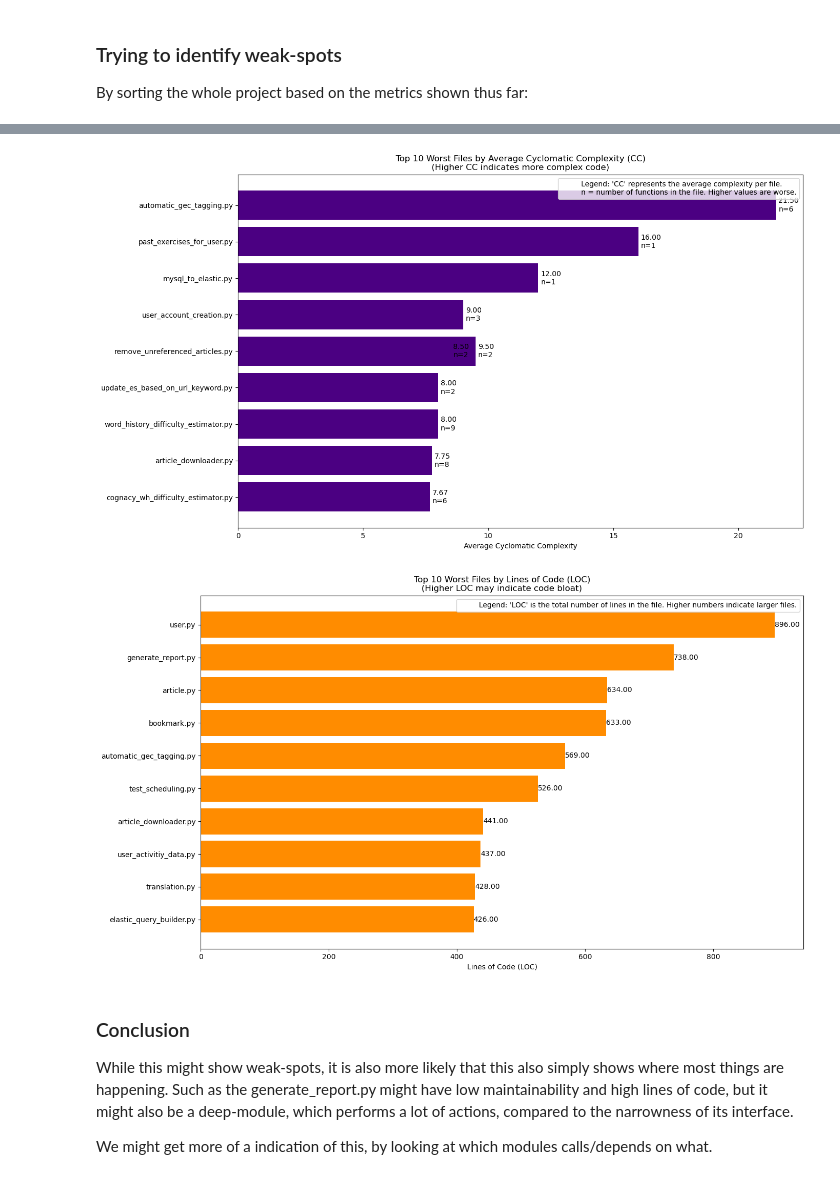
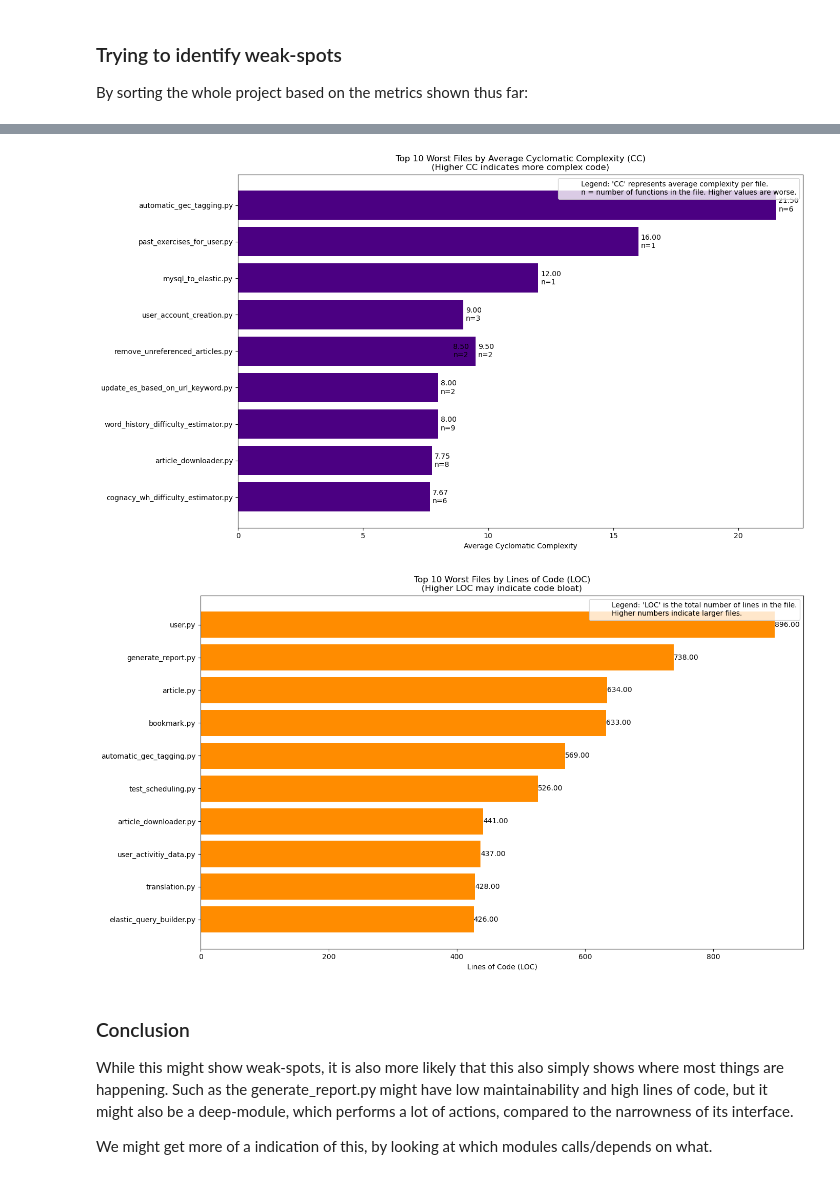
Before and after one commit to Grumlebob/ArchitecturalRecovery, a Jupyter notebook: Tools/Jacob.ipynb, the cells around one changed output, grey strips where cells are left out. Drawn from its saved outputs; the diff is of its cells as text; code cells hidden in the pictures.

```diff
--- a/Tools/Jacob.ipynb
+++ b/Tools/Jacob.ipynb
@@ -450,11 +445,41 @@ We also notice that most files are placed directly in the root of tools, whereas
 
 By sorting the whole project based on the metrics shown thus far:
 # %%
+import os
+import sys
+import json
+import subprocess
+from collections import defaultdict
+import matplotlib.pyplot as plt
+import matplotlib.patches as mpatches
+
+# -------------------------
+# Directory Setup
+# -------------------------
+# Expected current working directory: ...\Tools
+TOOLS_DIR = os.getcwd()  # e.g., C:\Programming\Architecture\ArchitecturalRecovery\Tools
+BASE_DIR = os.path.abspath(os.path.join(TOOLS_DIR, '..'))  # Project root: C:\Programming\Architecture\ArchitecturalRecovery
+
+# Data directory (note: folder names are case-sensitive on some platforms)
+DATA_DIR = os.path.join(BASE_DIR, 'Data')
+
+# API_DIR for the whole API project (the root where the solution lives)
+API_DIR = os.path.join(DATA_DIR, 'api')
+
+# Set the output directory to match:
+# ProjectRoot\Output\radon
+OUTPUT_DIR = os.path.join(BASE_DIR, 'Output')
+RADON_OUTPUT_DIR = os.path.join(OUTPUT_DIR, 'radon')
+os.makedirs(RADON_OUTPUT_DIR, exist_ok=True)
+
+# -------------------------
+# File-Level Analysis Functions
+# -------------------------
 def get_worst_mi_files(base_dir, top=10):
     """
     Run 'radon mi' on base_dir and return a list of tuples (filepath, mi)
-    sorted in ascending order (lowest MI is worst). For plotting, we then reverse
-    the list so that the worst file appears at the top.
+    sorted in ascending order (lowest MI is worst). Reverse so that the worst
+    appears at the top of the horizontal bar chart.
     """
     cmd = [sys.executable, "-m", "radon", "mi", base_dir, "-j"]
     result = subprocess.run(cmd, capture_output=True, text=True)
@@ -466,17 +491,15 @@ def get_worst_mi_files(base_dir, top=10):
         except Exception:
             mi_val = 0
         file_mi[filepath] = mi_val
-    # Lower MI is worse.
     worst = sorted(file_mi.items(), key=lambda x: x[1])[:top]
-    # Reverse for plotting so that the worst (lowest MI) appears at the top.
     return worst[::-1]
 
 def get_worst_cc_files(base_dir, top=10):
     """
-    Run 'radon cc' on base_dir and compute average cyclomatic complexity per file.
-    Also record the number of functions per file. Return a list of tuples:
-    (filepath, avg_cc, count) sorted in descending order (highest avg_cc is worst),
-    then reversed for plotting.
+    Run 'radon cc' on base_dir and compute average cyclomatic complexity per file,
+    also recording the number of functions in each file.
+    Return a list of tuples (filepath, avg_cc, count) sorted in descending order (highest CC is worst),
+    then reversed for plotting (so the worst file appears at the top).
     """
     cmd = [sys.executable, "-m", "radon", "cc", base_dir, "-j", "-s", "-a"]
     result = subprocess.run(cmd, capture_output=True, text=True)
@@ -493,7 +516,6 @@ def get_worst_cc_files(base_dir, top=10):
         file_cc[filepath] = avg_cc
         file_cc_count[filepath] = count
     worst = sorted(file_cc.items(), key=lambda x: x[1], reverse=True)[:top]
-    # Build list of triples: (filepath, avg_cc, count)
     worst_with_counts = [(fp, file_cc[fp], file_cc_count[fp]) for fp, _ in worst]
     return worst_with_counts[::-1]
 
@@ -521,29 +543,24 @@ def plot_metric(metric_data, metric_label, title, legend_text, save_filename, ba
     Plot a horizontal bar chart for the given metric data.
     metric_data: list of tuples. For MI and LOC: (filepath, value).
                  For CC: (filepath, value, count).
-    If the tuple has three elements, the annotation will combine the metric value
-    and the count (with a newline) so that the worst file shows, for example:
-    "8.50\nn=9" on the bar.
+    If the tuple has three elements, the annotation will combine the metric value and the count (using a newline).
     """
     if not metric_data:
         print("No metric data to plot.")
         return
 
-    # Check if our data tuples have 2 or 3 items
+    # Check tuple length to determine annotation type
     tuple_length = len(metric_data[0])
-
-    # Unzip file names and values (and count if present)
     if tuple_length == 2:
         file_names, values = zip(*metric_data)
         annotations = [f"{v:.2f}" for v in values]
     elif tuple_length == 3:
         file_names, values, counts = zip(*metric_data)
-        # Combine value and count in one label with a newline.
         annotations = [f"{v:.2f}\nn={c}" for v, c in zip(values, counts)]
     else:
         raise ValueError("Unexpected tuple length in metric data.")
 
-    # Use only the basename for display
+    # Display only the basename for clarity
     display_names = [os.path.basename(name) for name in file_names]
 
     plt.figure(figsize=(14, 8))
@@ -551,13 +568,13 @@ def plot_metric(metric_data, metric_label, title, legend_text, save_filename, ba
     plt.xlabel(metric_label)
     plt.title(title)
 
-    # Annotate each bar; adjust vertical position slightly if necessary.
+    # Annotate bars with metric value and (if applicable) count.
     for bar, label in zip(bars, annotations):
         plt.text(bar.get_width() + 0.1,
                  bar.get_y() + bar.get_height() / 2,
                  label, va='center', fontsize=10)
 
-    # Add legend in the upper-right corner
+    # Add a legend in the upper right corner.
     legend_patch = mpatches.Patch(color='none', label=legend_text)
     plt.legend(handles=[legend_patch], loc='upper right', frameon=True)
 
@@ -576,7 +593,7 @@ if __name__ == "__main__":
     worst_mi = get_worst_mi_files(analysis_dir, top=10)
     mi_plot_title = ("Top 10 Worst Files by Maintainability Index (MI)\n"
                      "(Lower MI indicates poorer maintainability)")
-    mi_legend = ("Legend: 'MI' is computed by radon. Each file is considered as a unit (n=1). "
+    mi_legend = ("Legend: 'MI' is computed by radon. Each file is considered a single unit (n=1).\n"
                  "Lower values are worse.")
     mi_filename = os.path.join(RADON_OUTPUT_DIR, 'worst_mi_files.png')
     plot_metric(worst_mi,
@@ -590,7 +607,7 @@ if __name__ == "__main__":
     worst_cc = get_worst_cc_files(analysis_dir, top=10)
     cc_plot_title = ("Top 10 Worst Files by Average Cyclomatic Complexity (CC)\n"
                      "(Higher CC indicates more complex code)")
-    cc_legend = ("Legend: 'CC' represents the average complexity per file.\n"
+    cc_legend = ("Legend: 'CC' represents average complexity per file.\n"
                  "n = number of functions in the file. Higher values are worse.")
     cc_filename = os.path.join(RADON_OUTPUT_DIR, 'worst_cc_files.png')
     plot_metric(worst_cc,
@@ -604,7 +621,7 @@ if __name__ == "__main__":
     worst_loc = get_worst_loc_files(analysis_dir, top=10)
     loc_plot_title = ("Top 10 Worst Files by Lines of Code (LOC)\n"
                       "(Higher LOC may indicate code bloat)")
-    loc_legend = ("Legend: 'LOC' is the total number of lines in the file. "
+    loc_legend = ("Legend: 'LOC' is the total number of lines in the file.\n"
                   "Higher numbers indicate larger files.")
     loc_filename = os.path.join(RADON_OUTPUT_DIR, 'worst_loc_files.png')
     plot_metric(worst_loc,
@@ -618,5 +635,5 @@ if __name__ == "__main__":
 [figure]
-[figure, old version]
+[figure, new version]
 # %% [markdown]
 ### Conclusion
 
```
Also changed, not shown: parts of 2 cells of this notebook, 7 other files.
